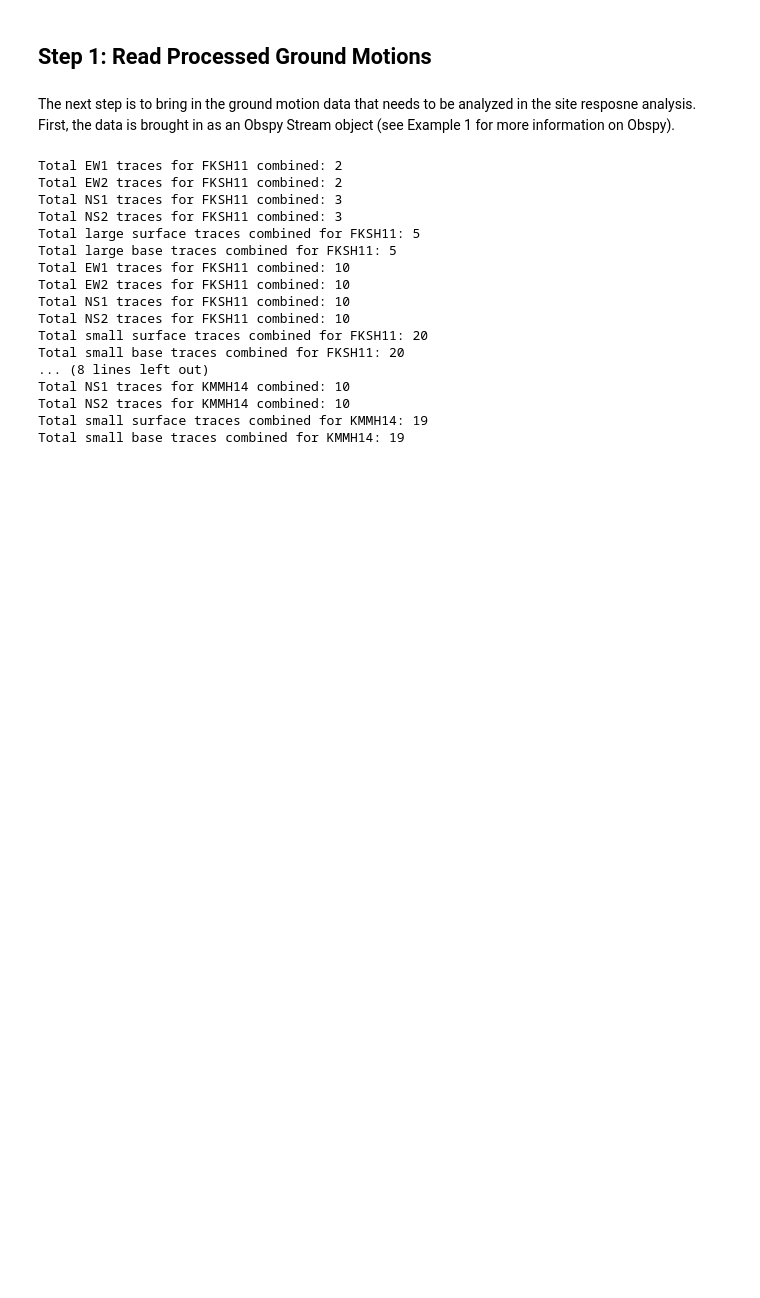
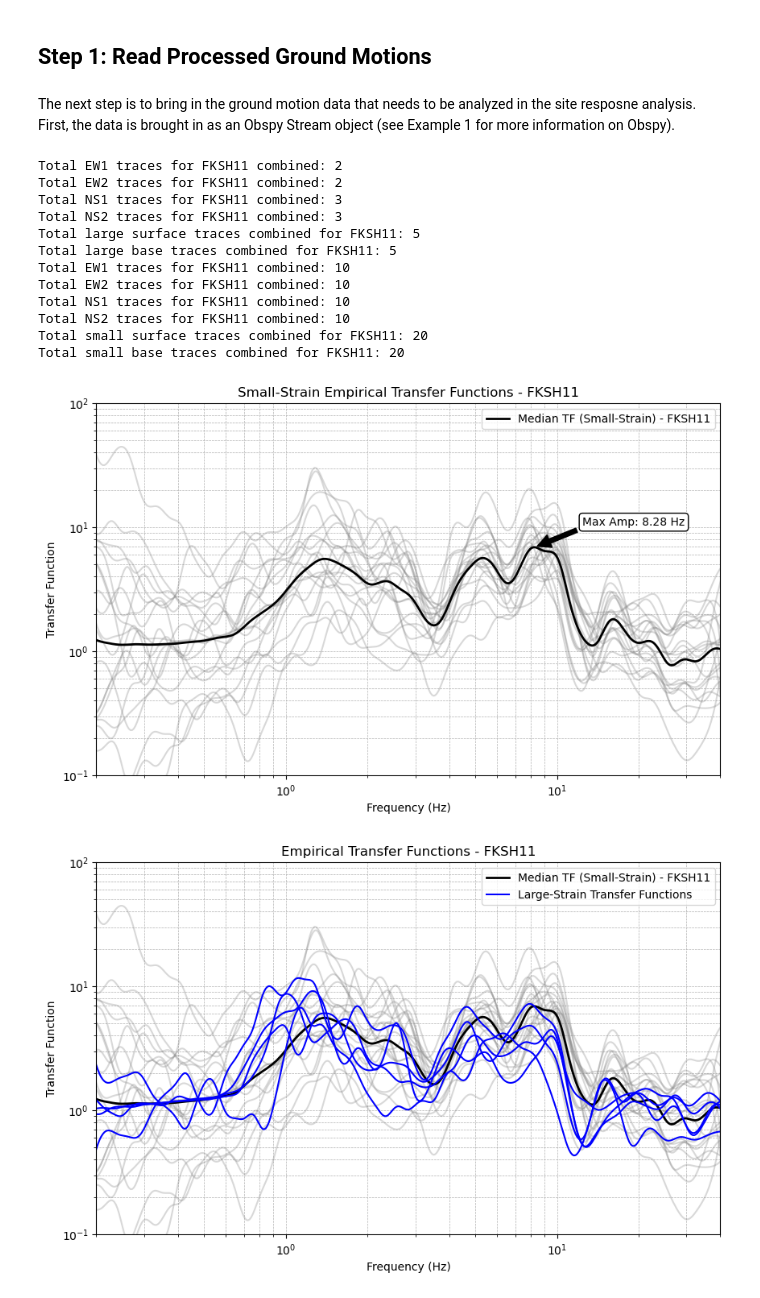
Before and after one commit to GBerse/datools, a Jupyter notebook: examples/example_2.ipynb, the cells around one changed output. Saved outputs shown, nothing was run; the diff lists cells and outputs as text; code cells hidden in the pictures; blank space fills up the shorter version.

```diff
--- a/examples/example_2.ipynb
+++ b/examples/example_2.ipynb
@@ -75,6 +75,10 @@ Data for KMMH14:
 4      5  480.0       561.31  1.0  10.0         20.0       30.0
 # %% [markdown]
 It is then easy to create a soil profile from the DataFrame:
+# %%
+#Only wanting to analyze sites FKSH11 and KMMH14
+keys_to_keep = ['FKSH11', 'KMMH14']
+site_data = {k: v for k, v in site_data.items() if k in keys_to_keep}
 # %%
 profiles = {}
 for site, df in site_data.items():
@@ -108,25 +111,23 @@ profiles
 The next step is to bring in the ground motion data that needs to be analyzed in the site resposne analysis. First, the data is brought in as an Obspy Stream object (see Example 1 for more information on Obspy).
 # %%
 import numpy as np
+freqs = np.logspace(-1,2,num=500)
 mp='data/Example_2'
 for profile_name, profile in profiles.items():
-    base_small_df, surface_small_df, base_large_df, surface_large_df = site_response_small.process_profile(profile_name, profile, mp)
-    #site_response_small.plot_transfer_functions(base_small_df, surface_small_df, base_large_df, surface_large_df, profile_name)
+    base_small_df, surface_small_df, base_large_df, surface_large_df = site_response_small.process_profile(profile_name, profile, mp,freqs=freqs)
+    site_response_small.plot_transfer_functions(base_small_df, surface_small_df, base_large_df, surface_large_df, profile_name,freqs=freqs)
 # %% [output]
 Total EW1 traces for FKSH11 combined: 2
 Total EW2 traces for FKSH11 combined: 2
 Total NS1 traces for FKSH11 combined: 3
 Total NS2 traces for FKSH11 combined: 3
 Total large surface traces combined for FKSH11: 5
 Total large base traces combined for FKSH11: 5
 Total EW1 traces for FKSH11 combined: 10
 Total EW2 traces for FKSH11 combined: 10
 Total NS1 traces for FKSH11 combined: 10
 Total NS2 traces for FKSH11 combined: 10
 Total small surface traces combined for FKSH11: 20
 Total small base traces combined for FKSH11: 20
-... (8 lines left out)
-Total NS1 traces for KMMH14 combined: 10
-Total NS2 traces for KMMH14 combined: 10
-Total small surface traces combined for KMMH14: 19
-Total small base traces combined for KMMH14: 19
+[figure, added]
+[figure, added]
```
Also changed, not shown: parts of 5 cells of this notebook, 3 other files.
